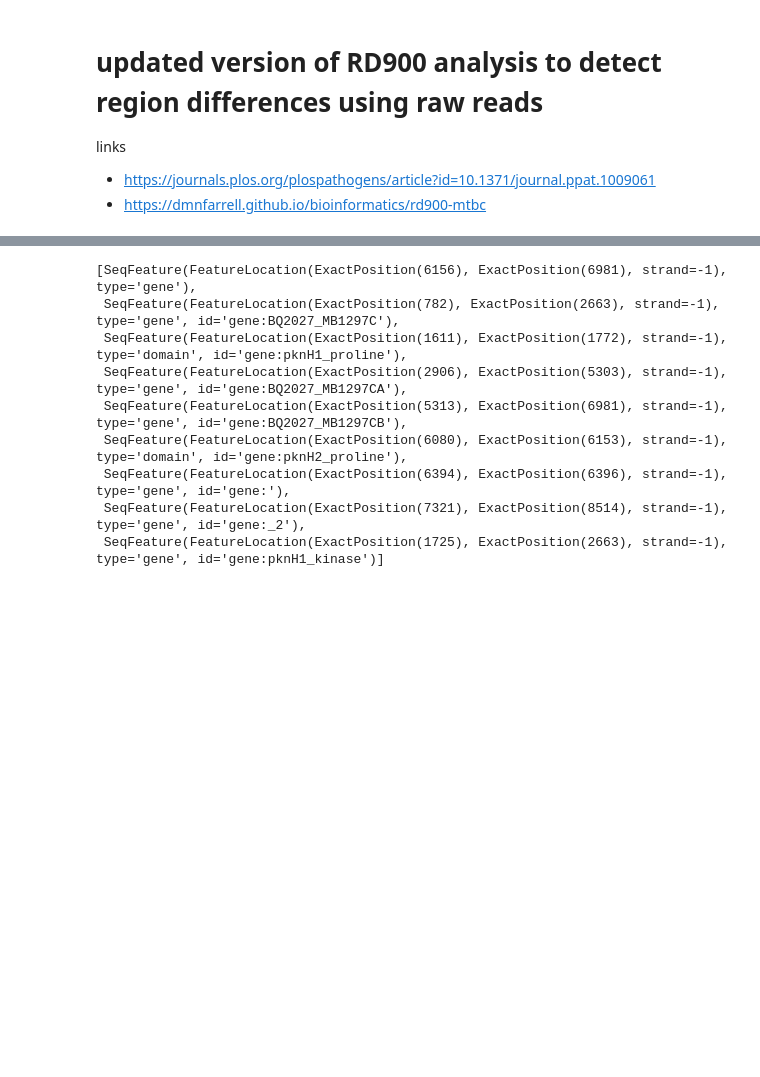
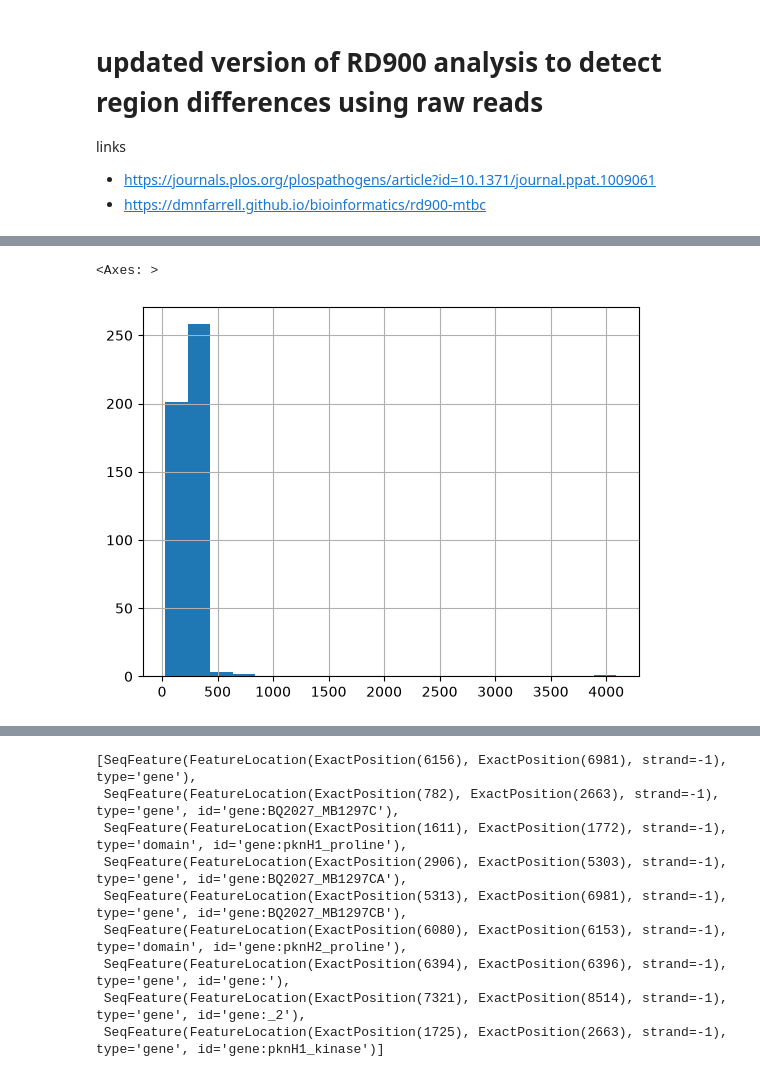
Before and after one commit to dmnfarrell/mtbc_analyses, a Jupyter notebook: rd900/analysis_new.ipynb, the cells around one changed output, grey strips where cells are left out. Drawn from its saved outputs; the diff is of its cells as text; code cells hidden in the pictures; blank space fills up the shorter version.

```diff
--- a/rd900/analysis_updated.ipynb
+++ b/rd900/analysis_new.ipynb
@@ -19,0 +24,21 @@ from snpgenie import tools, aligners, app, trees, plotting
+# %%
+from Bio import Entrez
+import io, csv
+
+#Entrez.email = "you@example.com"
+Entrez.api_key = "8bffceb973ebf5e6d371cc55a8244ae66a09"
+
+query = (
+    '("Mycobacterium africanum" OR "Mycobacterium caprae" OR '
+    '"Mycobacterium pinnipedii" OR "Mycobacterium microti" OR '
+    '"Mycobacterium mungi" OR "Mycobacterium orygis" OR "Mycobacterium surricatae")'
+    #'AND ("2019/01/01"[PDAT] : "2026/12/31"[PDAT])'
+)
+
+handle = Entrez.esearch(db="sra", term=query, usehistory="y", retmax=2000)
+res = Entrez.read(handle)
+handle.close()
+
+count = int(res["Count"])
+webenv, query_key = res["WebEnv"], res["QueryKey"]
+print(f"{count} hits")
@@ -19,0 +221,5 @@ from snpgenie import tools, aligners, app, trees, plotting
+# %%
+new.size_MB.hist(bins=20)
+# %% [output]
+<Axes: >
+[figure, added]
```
Also changed, not shown: parts of 12 cells of this notebook, 1 other file.
